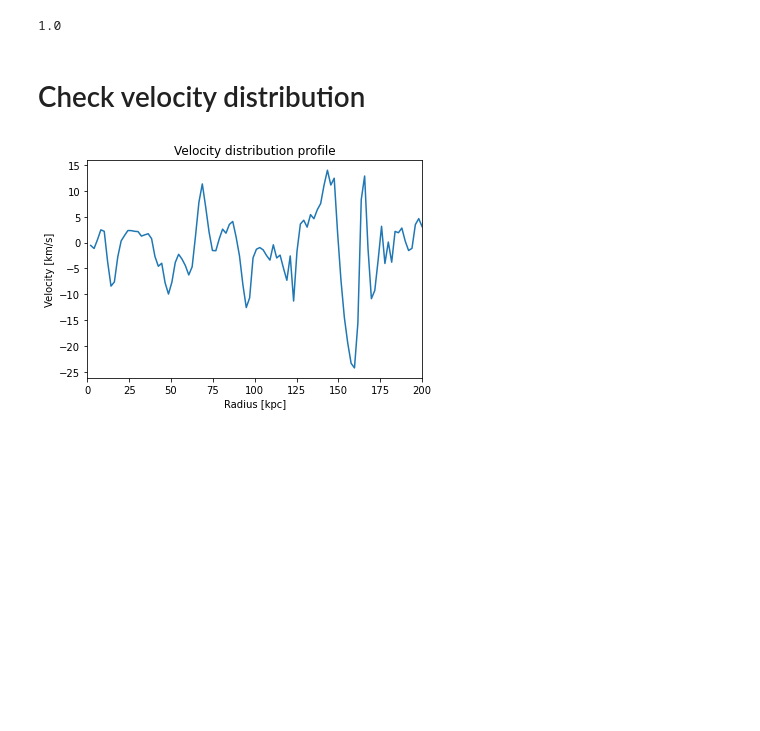
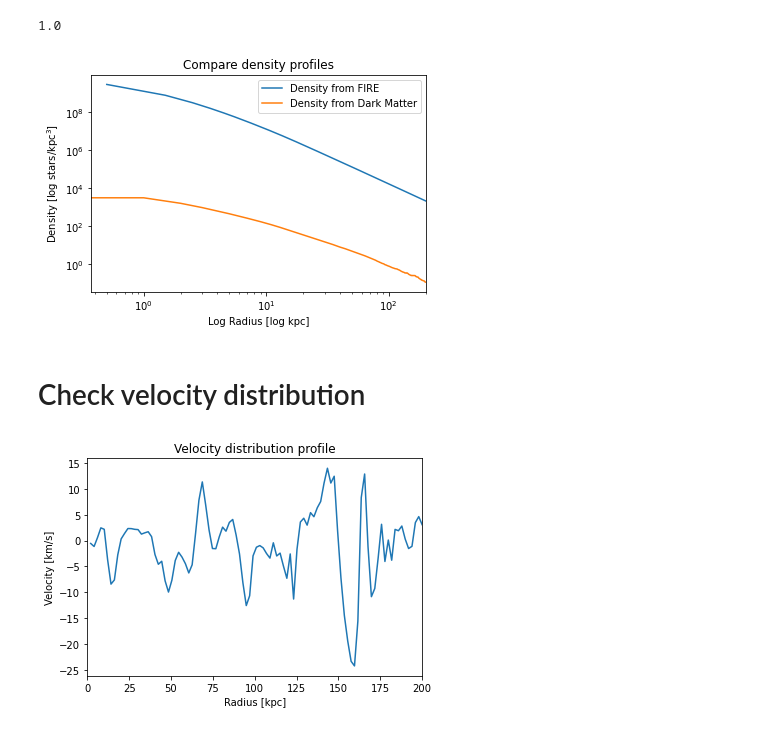
Before and after one commit to aeden2019/fire_mass, a Jupyter notebook: fire_mass.ipynb, the cells around one changed output. Drawn from its saved outputs; the diff is of its cells as text; code cells hidden in the pictures; blank space fills up the shorter version.

```diff
--- a/fire_mass.ipynb
+++ b/fire_mass.ipynb
@@ -374,6 +372,19 @@ gammaFire = popt[0]
 print(gammaFire)
 # %% [output]
 1.0
+# %%
+# Compare built-in FIRE density to previous density
+fig, ax = plt.subplots()
+ax.loglog(pro['star'].get('distance.mid'),pro['star'].get('density.cum'), label='Density from FIRE')
+ax.loglog(edges[:-1], density, label='Density from Dark Matter')
+ax.set_xlabel('Log Radius [log kpc]')
+ax.set_ylabel('Density [log stars/kpc$^3$]')
+ax.set_xlim(rmin, rmax)
+ax.legend()
+plt.title('Compare density profiles')
+plt.show()
+# %% [output]
+[figure, added]
 # %% [markdown]
 # Check velocity distribution
 # %%
```
Also changed, not shown: parts of 6 cells of this notebook.
